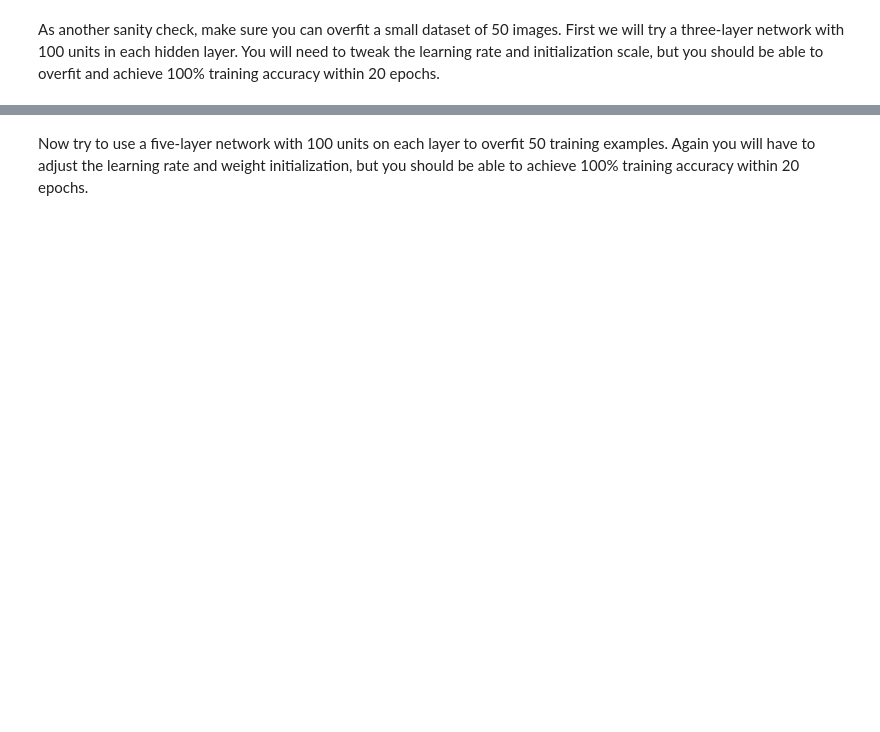
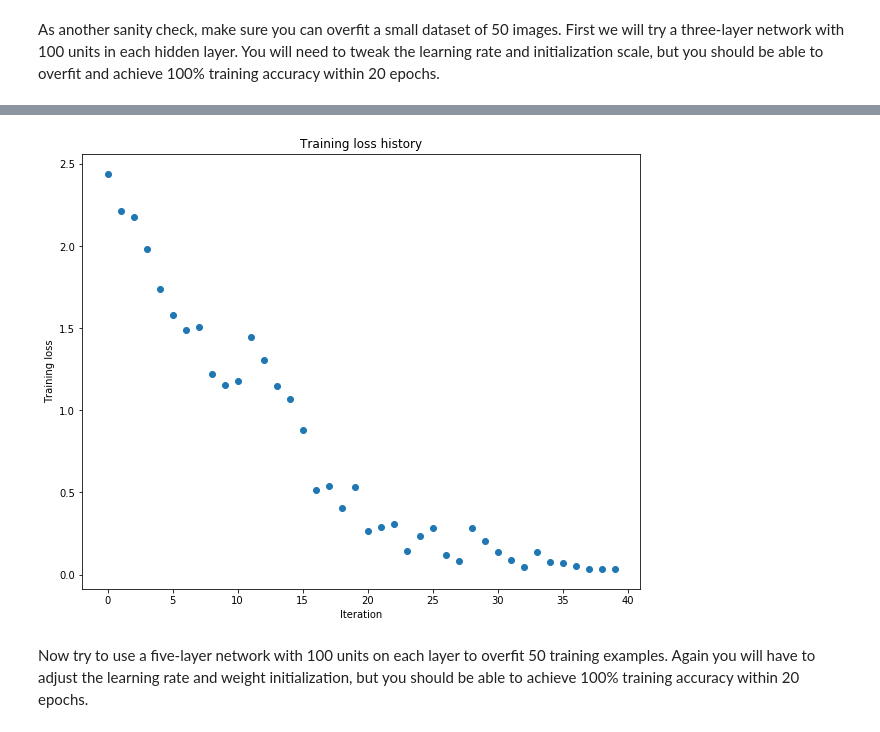
Before and after one commit to cdsjatin/cs231n-mysolution, a Jupyter notebook: assignment2/FullyConnectedNets.ipynb, the cells around one changed output, grey strips where cells are left out. Saved outputs shown, nothing was run; the diff lists cells and outputs as text; code cells hidden in the pictures; blank space fills up the shorter version.

```diff
--- a/assignment2/FullyConnectedNets.ipynb
+++ b/assignment2/FullyConnectedNets.ipynb
@@ -426,7 +452,7 @@ small_data = {
 }
 
 weight_scale = 1e-2
-learning_rate = 1e-4
+learning_rate = 1e-2
 model = FullyConnectedNet([100, 100],
               weight_scale=weight_scale, dtype=np.float64)
 solver = Solver(model, small_data,
@@ -443,3 +469,4 @@ plt.title('Training loss history')
 plt.xlabel('Iteration')
 plt.ylabel('Training loss')
 plt.show()
+# %% [output]
@@ -446,3 +490,4 @@ plt.show()
+[figure, added]
 # %% [markdown]
 Now try to use a five-layer network with 100 units on each layer to overfit 50 training examples. Again you will have to adjust the learning rate and weight initialization, but you should be able to achieve 100% training accuracy within 20 epochs.
 # %%
```
Also changed, not shown: parts of 15 cells of this notebook, 4 other files.
